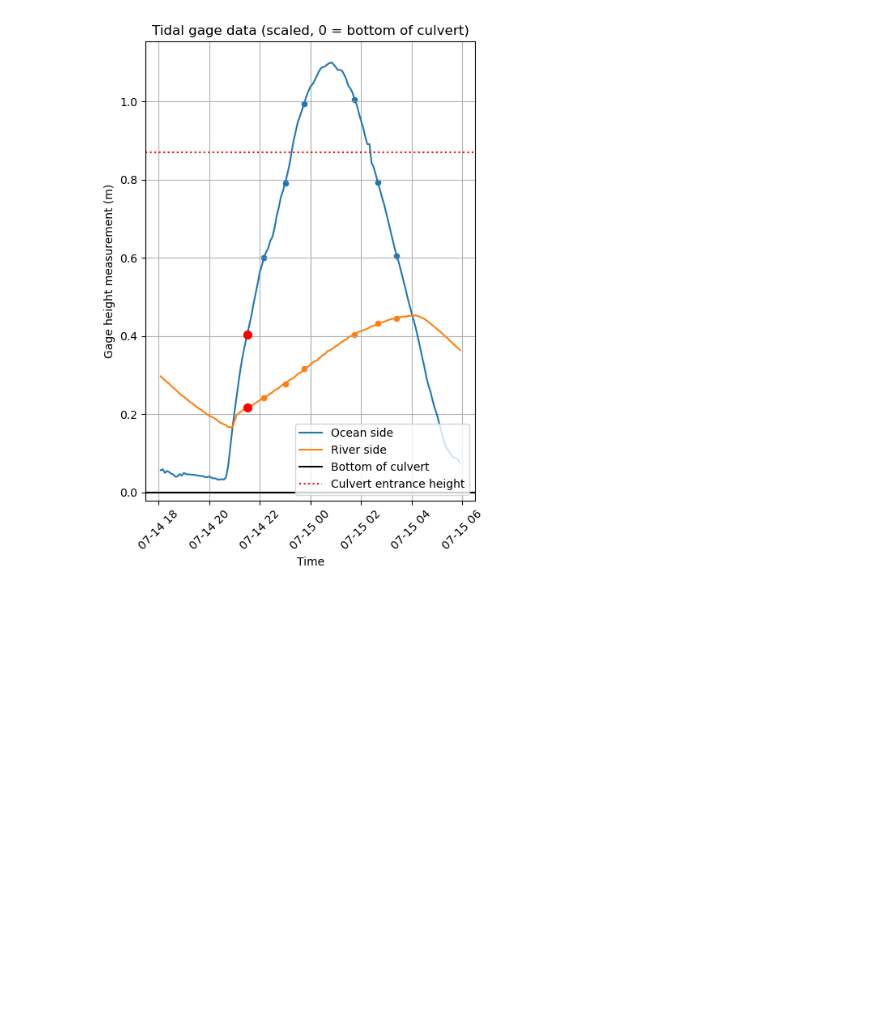
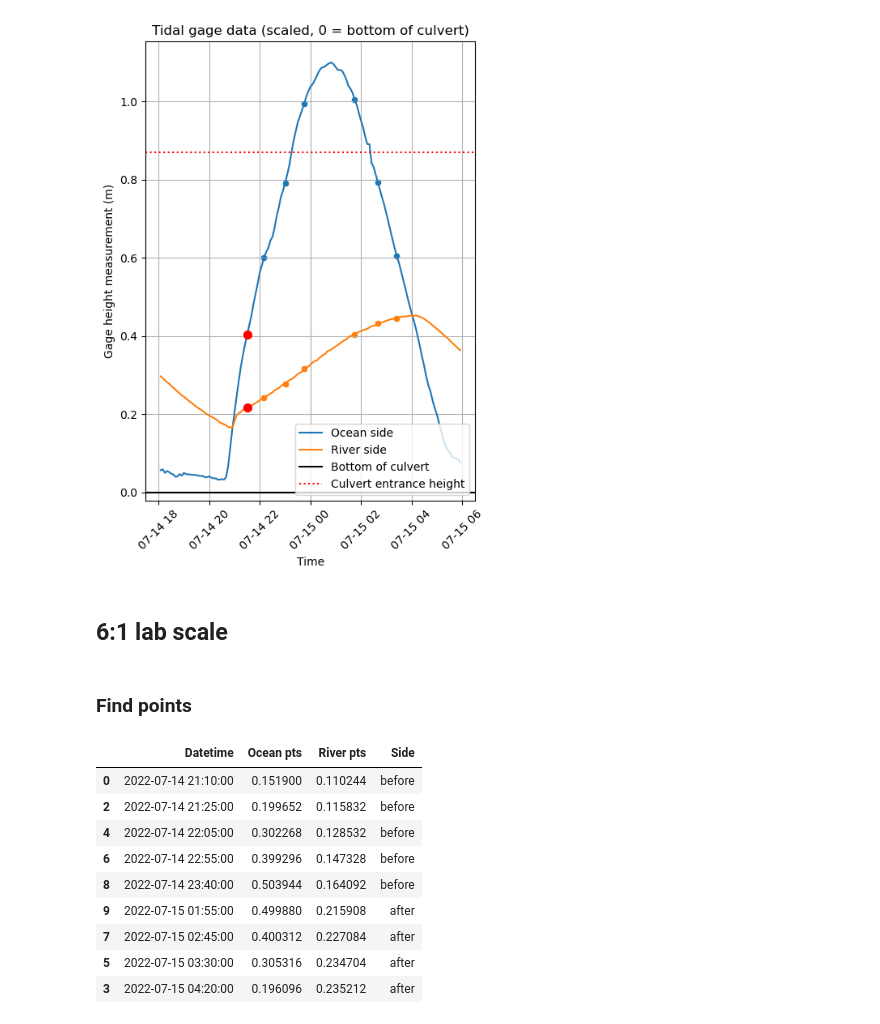
Before and after one commit to clairewang23/hre-model, a Jupyter notebook: Tidal gage/read_gage_data.ipynb, the cells around one changed output. Cells and saved outputs as stored; diff of their text form; code cells hidden in the pictures; blank space fills up the shorter version.

```diff
--- a/Tidal gage/read_gage_data.ipynb
+++ b/Tidal gage/read_gage_data.ipynb
@@ -131,3 +142,5 @@ plt.grid(True)
 plt.show()
 # %% [output]
 [figure]
+# %% [markdown]
+## 6:1 lab scale
@@ -133,0 +149,41 @@ plt.show()
+# %% [markdown]
+### Find points
+# %%
+# Find indices and associated values for Ocean side + 0.36 closest to targets on either side of the peak
+half_cut = datetime(2022,7,15,0)
+targets = [0.15, 0.2, 0.3, 0.4, 0.5]
+results = []
+for target in targets:
+    # Before peak
+    before = gage_6scale[gage_6scale['datetime'] < half_cut].copy()
+    idx_before = (before['Ocean side'] + 0.19 - target).abs().idxmin()
+    results.append({
+        'Datetime': gage_6scale.loc[idx_before, 'datetime'],
+        'Ocean pts': gage_6scale.loc[idx_before, 'Ocean side'] + 0.19,
+        'River pts': gage_6scale.loc[idx_before, 'River side'] + 0.19,
+        'Side': 'before'
+    })
+    # After peak
+    after = gage_6scale[gage_6scale['datetime'] > half_cut].copy()
+    idx_after = (after['Ocean side'] + 0.19 - target).abs().idxmin()
+    results.append({
+        'Datetime': gage_6scale.loc[idx_after, 'datetime'],
+        'Ocean pts': gage_6scale.loc[idx_after, 'Ocean side'] + 0.19,
+        'River pts': gage_6scale.loc[idx_after, 'River side'] + 0.19,
+        'Side': 'after'
+    })
+trial_data = pd.DataFrame(results)
+trial_data = trial_data.drop(1)
+trial_data = trial_data.sort_values(by='Datetime')
+display(trial_data)
+# %% [output]
+|  | Datetime | Ocean pts | River pts | Side |
+| 0 | 2022-07-14 21:10:00 | 0.151900 | 0.110244 | before |
+| 2 | 2022-07-14 21:25:00 | 0.199652 | 0.115832 | before |
+| 4 | 2022-07-14 22:05:00 | 0.302268 | 0.128532 | before |
+| 6 | 2022-07-14 22:55:00 | 0.399296 | 0.147328 | before |
+| 8 | 2022-07-14 23:40:00 | 0.503944 | 0.164092 | before |
+| 9 | 2022-07-15 01:55:00 | 0.499880 | 0.215908 | after |
+| 7 | 2022-07-15 02:45:00 | 0.400312 | 0.227084 | after |
+| 5 | 2022-07-15 03:30:00 | 0.305316 | 0.234704 | after |
+| 3 | 2022-07-15 04:20:00 | 0.196096 | 0.235212 | after |
```
Also changed, not shown: parts of 9 cells of this notebook, 8 other files.
